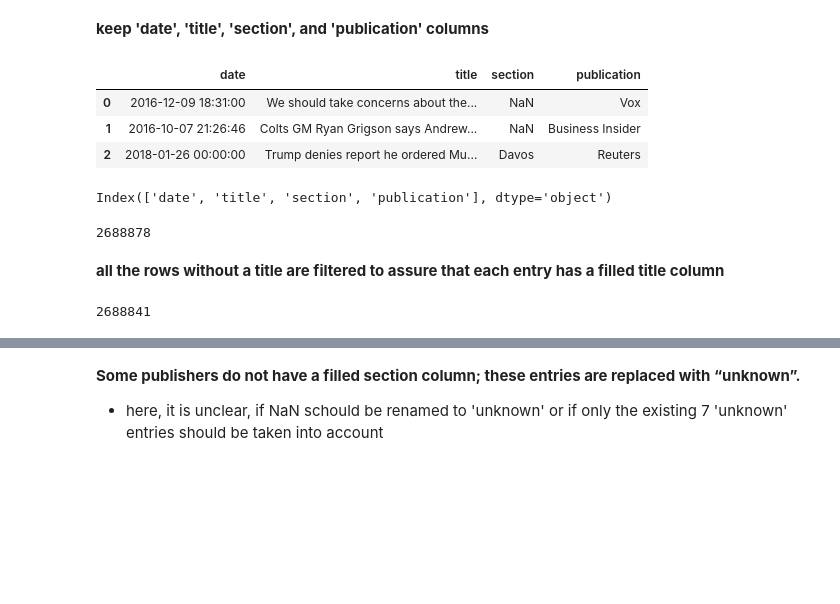
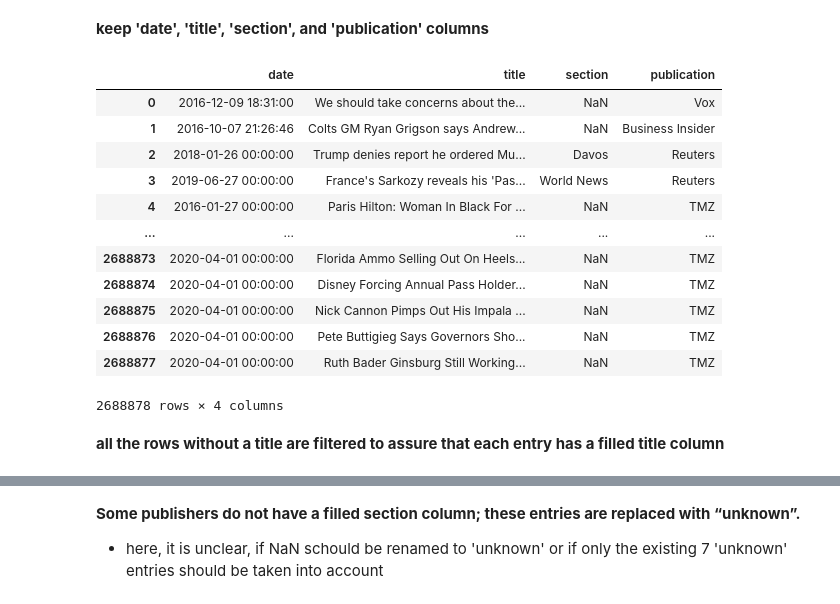
Before and after one commit to KONIANKO/SandP_stock_price_movement_prediction, a Jupyter notebook: src/stock_market_prediction.ipynb, the cells around one changed output, grey strips where cells are left out. Cells and saved outputs as stored; diff of their text form; code cells hidden in the pictures; blank space fills up the shorter version.

```diff
--- a/src/stock_market_prediction.ipynb
+++ b/src/stock_market_prediction.ipynb
@@ -14,22 +25,24 @@ from textblob import TextBlob
 **keep 'date', 'title', 'section', and 'publication' columns**
 # %%
 news_fields = ['date', 'title', 'section', 'publication']
-news_df = pd.read_csv('../data/all-the-news-2-1.csv', usecols=news_fields)
+news_df_tmp = pd.read_csv('../data/all-the-news-2-1.csv', usecols=news_fields)
+news_df_tmp['date'] = news_df_tmp['date'].astype('datetime64[ns]')
 # %%
-news_df.head(3)
+news_df_tmp
 # %% [output]
 |  | date | title | section | publication |
 | 0 | 2016-12-09 18:31:00 | We should take concerns about the... | NaN | Vox |
 | 1 | 2016-10-07 21:26:46 | Colts GM Ryan Grigson says Andrew... | NaN | Business Insider |
 | 2 | 2018-01-26 00:00:00 | Trump denies report he ordered Mu... | Davos | Reuters |
+| 3 | 2019-06-27 00:00:00 | France's Sarkozy reveals his 'Pas... | World News | Reuters |
+| 4 | 2016-01-27 00:00:00 | Paris Hilton: Woman In Black For ... | NaN | TMZ |
+| ... | ... | ... | ... | ... |
+| 2688873 | 2020-04-01 00:00:00 | Florida Ammo Selling Out On Heels... | NaN | TMZ |
+| 2688874 | 2020-04-01 00:00:00 | Disney Forcing Annual Pass Holder... | NaN | TMZ |
+| 2688875 | 2020-04-01 00:00:00 | Nick Cannon Pimps Out His Impala ... | NaN | TMZ |
+| 2688876 | 2020-04-01 00:00:00 | Pete Buttigieg Says Governors Sho... | NaN | TMZ |
+| 2688877 | 2020-04-01 00:00:00 | Ruth Bader Ginsburg Still Working... | NaN | TMZ |
+2688878 rows × 4 columns
-# %%
-news_df.keys()
-# %% [output]
-Index(['date', 'title', 'section', 'publication'], dtype='object')
-# %%
-len(news_df)
-# %% [output]
-2688878
 # %% [markdown]
 **all the rows without a title are filtered to assure that each entry has a filled title column**
 # %%
@@ -37,4 +49,0 @@ news_df = news_df[news_df['title'].notna()]
-# %%
-len(news_df)
-# %% [output]
-2688841
```
Also changed, not shown: parts of 58 cells of this notebook.
